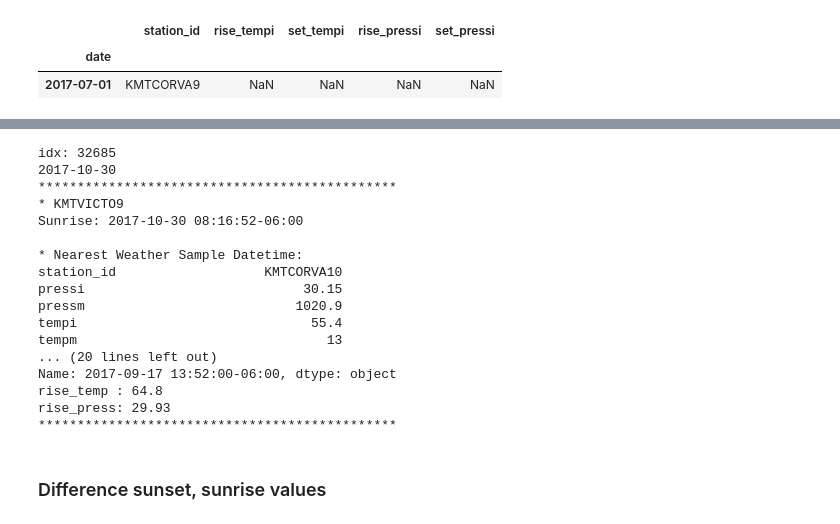
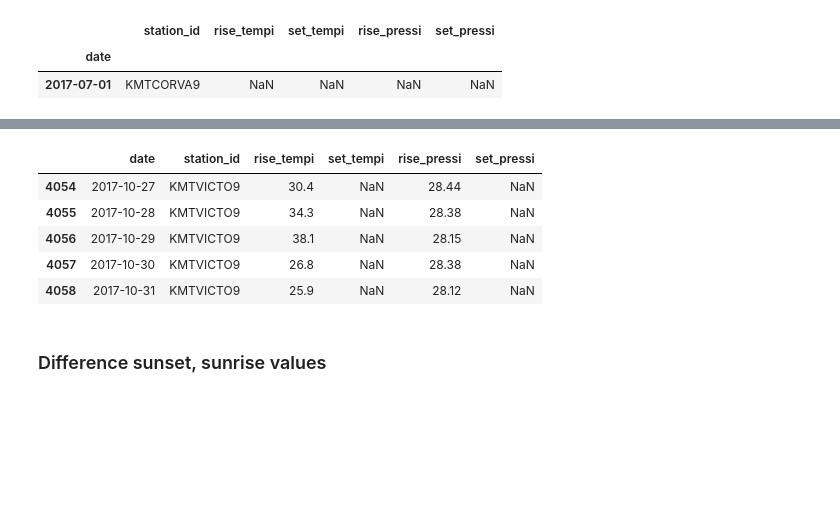
Before and after one commit to samsoe/nfc, a Jupyter notebook: notebooks/weather_data_calculations.ipynb, the cells around one changed output, grey strips where cells are left out. Saved outputs shown, nothing was run; the diff lists cells and outputs as text; code cells hidden in the pictures; blank space fills up the shorter version.

Commit message:
Successfull run of sunrise samples temp press

```diff
--- a/notebooks/weather_data_calculations.ipynb
+++ b/notebooks/weather_data_calculations.ipynb
@@ -141,8 +146,8 @@ memory usage: 190.3+ KB
 # %%
 def find_closest_weather_sample(station, date):
     wund_station = wund[wund.station_id == station].copy()
+    wund_station = wund_station.groupby(wund_station.index).first()
     idx = wund_station.index.get_loc(date, method='nearest')
-    print(station, date)
     return wund_station.iloc[idx]
 # %% [markdown]
 ### Sunrise/Sunset Temp/Pressure
@@ -158,3 +163,6 @@ calcs.head(1)
 |  | station_id | rise_tempi | set_tempi | rise_pressi | set_pressi |
 | date |  |  |  |  |  |
 | 2017-07-01 | KMTCORVA9 | NaN | NaN | NaN | NaN |
+# %%
+# Pull date out of index
+calcs = calcs.reset_index()
@@ -160,0 +224,16 @@ calcs.head(1)
+# %%
+for row in sun.iterrows():
+    print(row_counter)
+    row_counter+=1
+    station_id = row[1]['station_id']
+    sunrise_local = row[1]['sunrise_local']
+    sunset_local = row[1]['sunset_local']
+    sunrise_Ymd = sunrise_local.strftime('%Y-%m-%d')
+    sample = find_closest_weather_sample(station_id, sunrise_local)
+    sample_rise_temp = sample.tempi
+    sample_rise_press = sample.pressi
+
+
+    # Insert data into new dataframe
+    calcs.rise_tempi.loc[(calcs.date == sunrise_Ymd) & (calcs.station_id == station_id)] = sample_rise_temp
+    calcs.rise_pressi.loc[(calcs.date == sunrise_Ymd) & (calcs.station_id == station_id)] = sample_rise_press
@@ -175,45 +259,12 @@ memory usage: 38.9+ MB
-# %%
-# Find weather samples for sunset and sunrise
-for row in sun.tail(2).iterrows():
-    station_id = row[1]['station_id']
-    sunrise_local = row[1]['sunrise_local']
-    sunset_local = row[1]['sunset_local']
-    idx = find_closest_weather_sample(station_id, sunrise_local)
-    wund_sample = wund.iloc[find_closest_weather_sample(station_id, sunrise_local)]
-    wund_rise_temp = wund_sample.tempi
-    wund_rise_press = wund_sample.pressi
-
-    print('idx:', idx)
-    print(sunrise_local.strftime('%Y-%m-%d'))
-    print('**********************************************')
-    print('*', station_id)
-    print('Sunrise:', sunrise_local, '\n')
-
-    print('* Nearest Weather Sample Datetime:')
-    print(wund_sample)
-    print('rise_temp :', wund_rise_temp)
-    print('rise_press:', wund_rise_press)
-
-    print('**********************************************')
-    print('\n')
-# %% [output]
-idx: 32685
-2017-10-30
-**********************************************
-* KMTVICTO9
-Sunrise: 2017-10-30 08:16:52-06:00
-
-* Nearest Weather Sample Datetime:
-station_id                   KMTCORVA10
-pressi                            30.15
-pressm                           1020.9
-tempi                              55.4
-tempm                                13
-... (20 lines left out)
-Name: 2017-09-17 13:52:00-06:00, dtype: object
-rise_temp : 64.8
-rise_press: 29.93
-**********************************************
+# %%
+calcs.tail()
+# %% [output]
+|  | date | station_id | rise_tempi | set_tempi | rise_pressi | set_pressi |
+| 4054 | 2017-10-27 | KMTVICTO9 | 30.4 | NaN | 28.44 | NaN |
+| 4055 | 2017-10-28 | KMTVICTO9 | 34.3 | NaN | 28.38 | NaN |
+| 4056 | 2017-10-29 | KMTVICTO9 | 38.1 | NaN | 28.15 | NaN |
+| 4057 | 2017-10-30 | KMTVICTO9 | 26.8 | NaN | 28.38 | NaN |
+| 4058 | 2017-10-31 | KMTVICTO9 | 25.9 | NaN | 28.12 | NaN |
 # %% [markdown]
 ### Difference sunset, sunrise values
 # %% [markdown]
```
Also changed, not shown: parts of 4 cells of this notebook.
